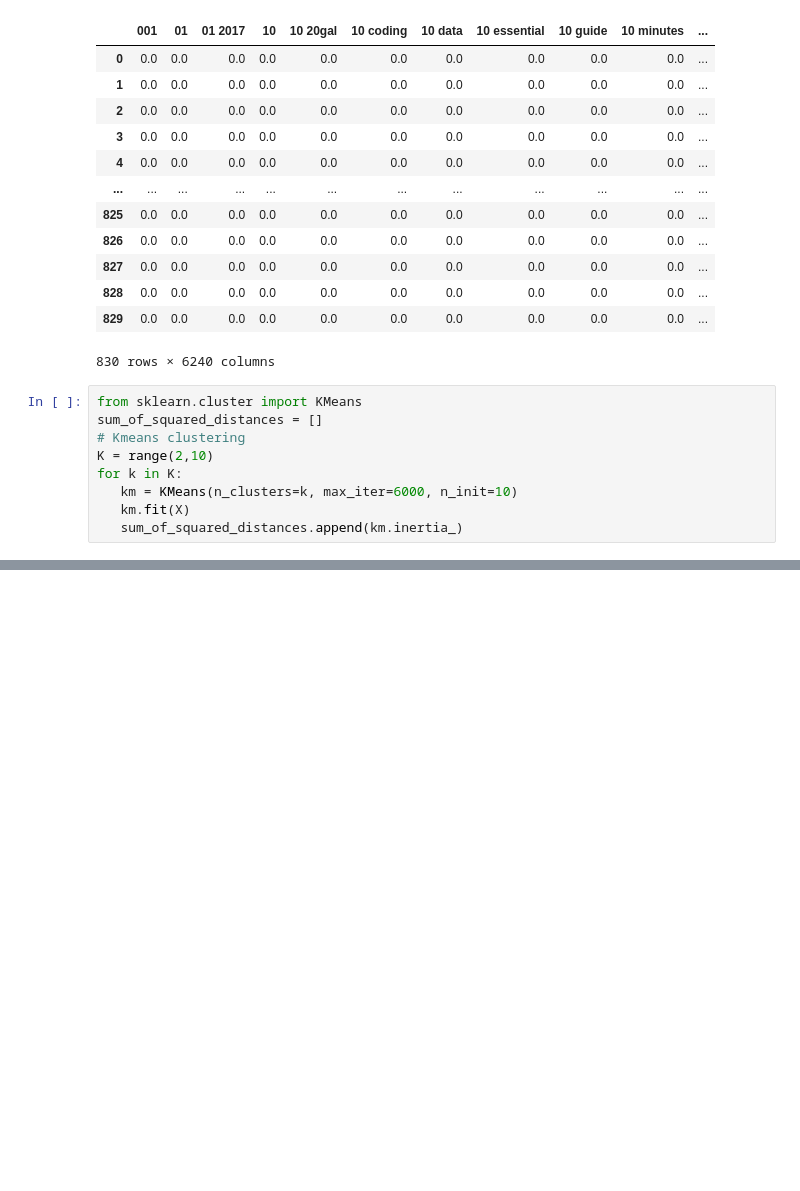
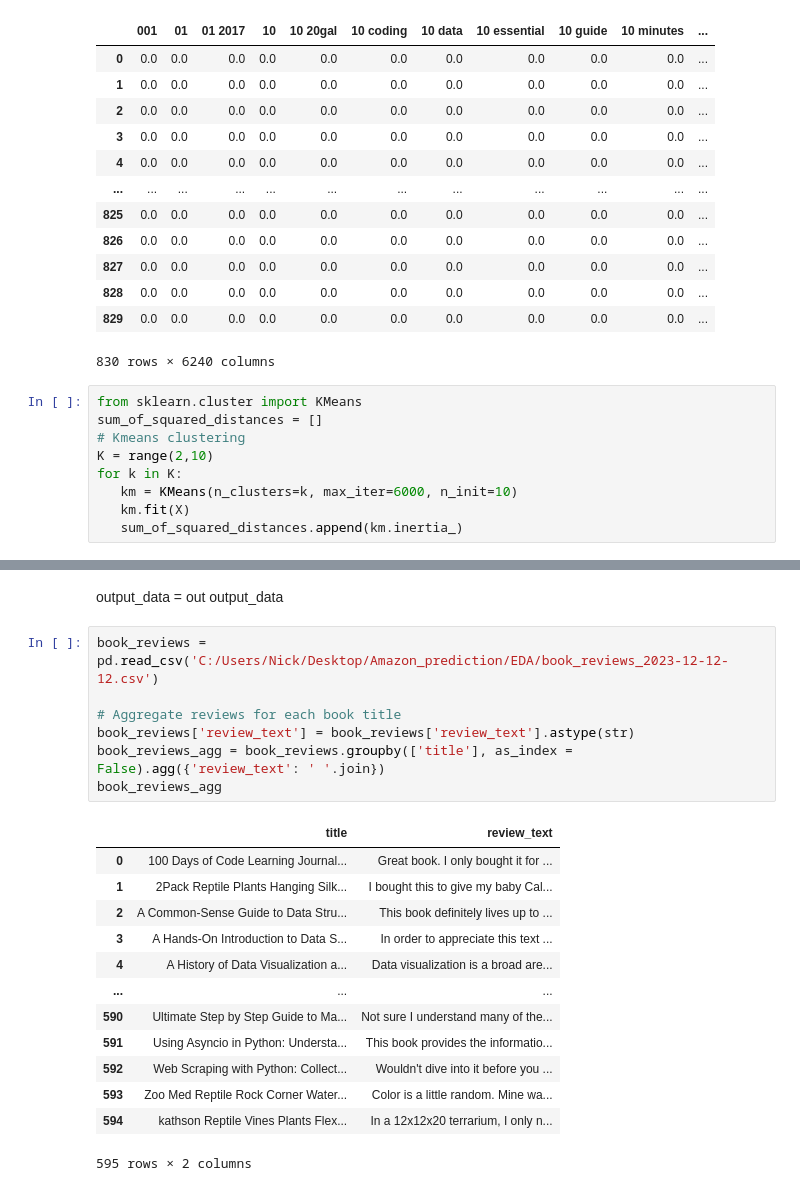
Before and after one commit to Coldra1n/AmazonBooks, a Jupyter notebook: EDA/EDA.ipynb, the cells around one changed output, grey strips where cells are left out. Saved outputs shown, nothing was run; the diff lists cells and outputs as text; blank space fills up the shorter version.

```diff
--- a/EDA/EDA.ipynb
+++ b/EDA/EDA.ipynb
@@ -353,0 +461,24 @@ NameError: name 'cluster_num' is not defined
+# %% [markdown]
+output_data = out
+output_data
+# %%
+book_reviews = pd.read_csv('C:/Users/Nick/Desktop/Amazon_prediction/EDA/book_reviews_2023-12-12-12.csv')
+
+# Aggregate reviews for each book title
+book_reviews['review_text'] = book_reviews['review_text'].astype(str)
+book_reviews_agg = book_reviews.groupby(['title'], as_index = False).agg({'review_text': ' '.join})
+book_reviews_agg
+# %% [output]
+|  | title | review_text |
+| 0 | 100 Days of Code Learning Journal... | Great book. I only bought it for ... |
+| 1 | 2Pack Reptile Plants Hanging Silk... | I bought this to give my baby Cal... |
+| 2 | A Common-Sense Guide to Data Stru... | This book definitely lives up to ... |
+| 3 | A Hands-On Introduction to Data S... | In order to appreciate this text ... |
+| 4 | A History of Data Visualization a... | Data visualization is a broad are... |
+| ... | ... | ... |
+| 590 | Ultimate Step by Step Guide to Ma... | Not sure I understand many of the... |
+| 591 | Using Asyncio in Python: Understa... | This book provides the informatio... |
+| 592 | Web Scraping with Python: Collect... | Wouldn't dive into it before you ... |
+| 593 | Zoo Med Reptile Rock Corner Water... | Color is a little random. Mine wa... |
+| 594 | kathson Reptile Vines Plants Flex... | In a 12x12x20 terrarium, I only n... |
+595 rows × 2 columns
```
Also changed, not shown: parts of 17 cells of this notebook, 3 other files.
